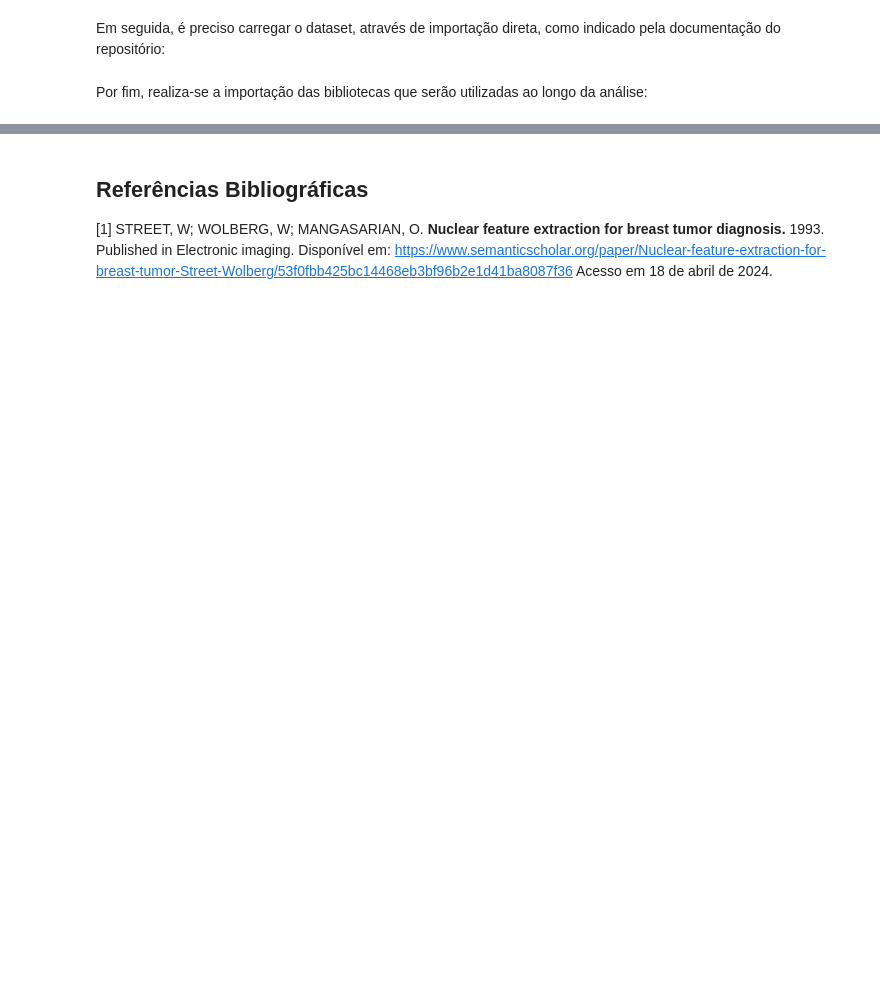
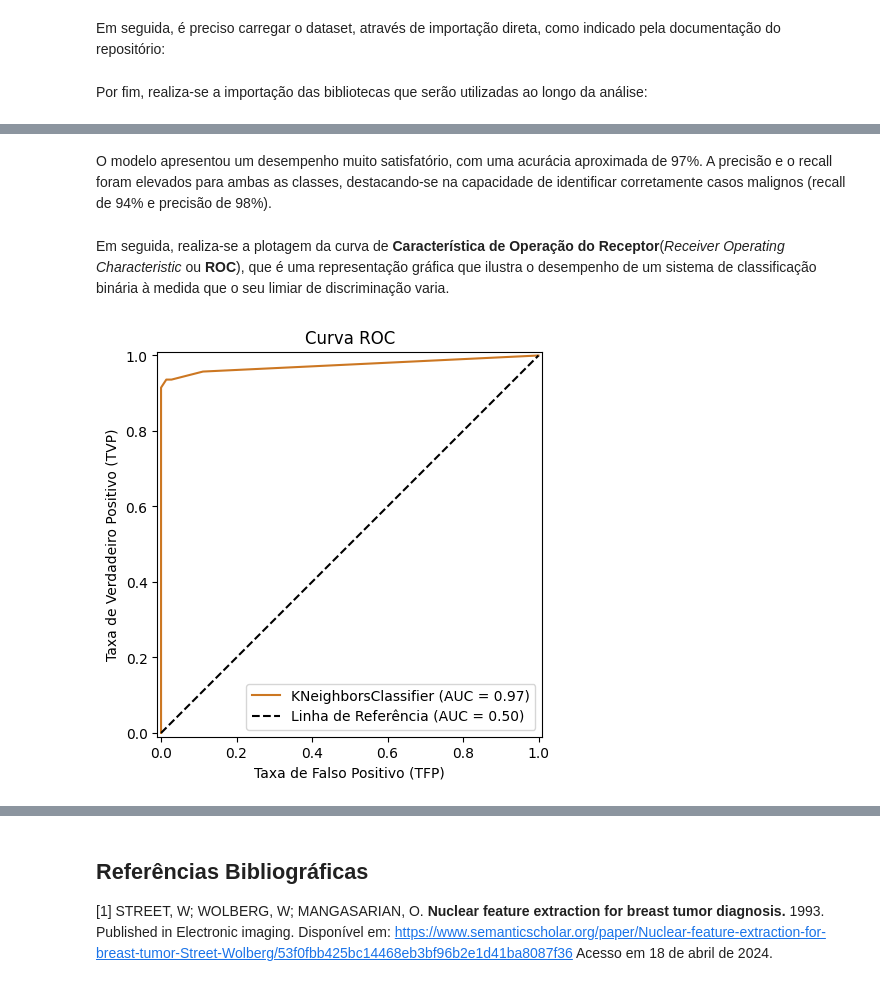
Before and after one commit to hevertonreis-hsrn/ENGG67_IAM, a Jupyter notebook: AVA02/IAM_AVA02_GiovaneSantana_HevertonReis.ipynb, the cells around one changed output, grey strips where cells are left out. Cells and saved outputs as stored; diff of their text form; code cells hidden in the pictures; blank space fills up the shorter version.

```diff
--- a/AVA02/IAM_AVA02_GiovaneSantana_HevertonReis.ipynb
+++ b/AVA02/IAM_AVA02_GiovaneSantana_HevertonReis.ipynb
@@ -42,0 +404,21 @@ from sklearn.decomposition import PCA
+# %% [markdown]
+O modelo apresentou um desempenho muito satisfatório, com uma acurácia aproximada de 97%. A precisão e o recall foram elevados para ambas as classes, destacando-se na capacidade de identificar corretamente casos malignos (recall de 94% e precisão de 98%).
+# %% [markdown]
+Em seguida, realiza-se a plotagem da curva de **Característica de Operação do Receptor**(*Receiver Operating Characteristic* ou **ROC**), que é uma representação gráfica que ilustra o desempenho de um sistema de classificação binária à medida que o seu limiar de discriminação varia.
+# %%
+def roc(modelo,x_teste,y_teste):
+  fig,ax = plt.subplots(figsize=(11,5))
+  RocCurveDisplay.from_estimator(modelo,
+                                x_teste,
+                                y_teste,
+                                curve_kwargs=dict(color="#CC7722"),
+                                ax=ax)
+  ax.plot([0, 1], [0, 1], 'k--', label='Linha de Referência (AUC = 0.50)')
+  ax.set_title("Curva ROC")
+  ax.set_xlabel("Taxa de Falso Positivo (TFP)")
+  ax.set_ylabel("Taxa de Verdadeiro Positivo (TVP)")
+  ax.legend(loc="lower right")
+
+roc(modelo, x_teste, y_teste)
+# %% [output]
+[figure, added]
```
Also changed, not shown: parts of 59 cells of this notebook.
